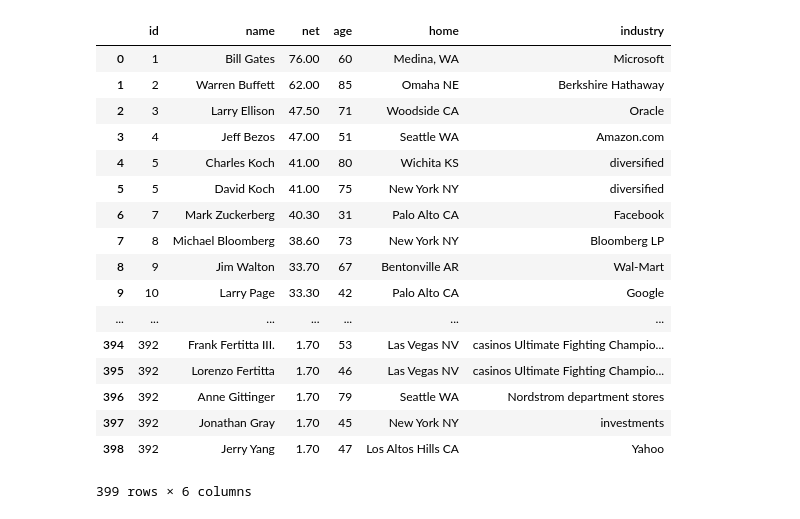
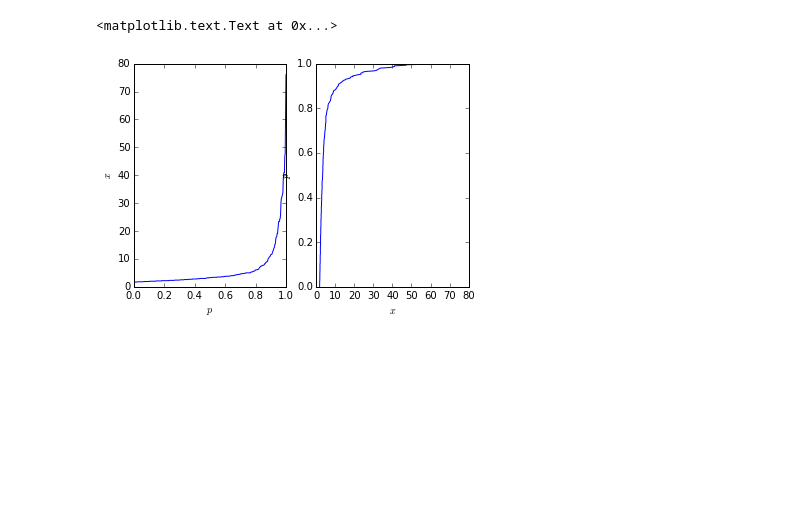
Before and after one commit to tnn1t1s/notebooks, a Jupyter notebook: forbes.ipynb, the cells around one changed output. Drawn from its saved outputs; the diff is of its cells as text; code cells hidden in the pictures; blank space fills up the shorter version.

```diff
--- a/forbes.ipynb
+++ b/forbes.ipynb
@@ -58,21 +32,22 @@ show()
-# %%
-df
-# %% [output]
-|  | id | name | net | age | home | industry |
-| 0 | 1 | Bill Gates | 76.00 | 60 | Medina, WA | Microsoft |
-| 1 | 2 | Warren Buffett | 62.00 | 85 | Omaha NE | Berkshire Hathaway |
-| 2 | 3 | Larry Ellison | 47.50 | 71 | Woodside CA | Oracle |
-| 3 | 4 | Jeff Bezos | 47.00 | 51 | Seattle WA | Amazon.com |
-| 4 | 5 | Charles Koch | 41.00 | 80 | Wichita KS | diversified |
-| 5 | 5 | David Koch | 41.00 | 75 | New York NY | diversified |
-| 6 | 7 | Mark Zuckerberg | 40.30 | 31 | Palo Alto CA | Facebook |
-| 7 | 8 | Michael Bloomberg | 38.60 | 73 | New York NY | Bloomberg LP |
-| 8 | 9 | Jim Walton | 33.70 | 67 | Bentonville AR | Wal-Mart |
-| 9 | 10 | Larry Page | 33.30 | 42 | Palo Alto CA | Google |
-| ... | ... | ... | ... | ... | ... | ... |
-| 394 | 392 | Frank Fertitta III. | 1.70 | 53 | Las Vegas NV | casinos Ultimate Fighting Champio... |
-| 395 | 392 | Lorenzo Fertitta | 1.70 | 46 | Las Vegas NV | casinos Ultimate Fighting Champio... |
-| 396 | 392 | Anne Gittinger | 1.70 | 79 | Seattle WA | Nordstrom department stores |
-| 397 | 392 | Jonathan Gray | 1.70 | 45 | New York NY | investments |
-| 398 | 392 | Jerry Yang | 1.70 | 47 | Los Altos Hills CA | Yahoo |
-399 rows × 6 columns
+# %%
+data = df['net']
+# sort the data:
+data_sorted = np.sort(data)
+
+# calculate the proportional values of samples
+p = 1.0 * arange(len(data)) / (len(data) - 1)
+
+# plot the sorted data:
+fig = figure()
+ax1 = fig.add_subplot(121)
+ax1.plot(p, data_sorted)
+ax1.set_xlabel('$p$')
+ax1.set_ylabel('$x$')
+
+ax2 = fig.add_subplot(122)
+ax2.plot(data_sorted, p)
+ax2.set_xlabel('$x$')
+ax2.set_ylabel('$p$')
+# %% [output]
+<matplotlib.text.Text at 0x...>
+[figure, added]
```
Also changed, not shown: parts of 4 cells of this notebook.
